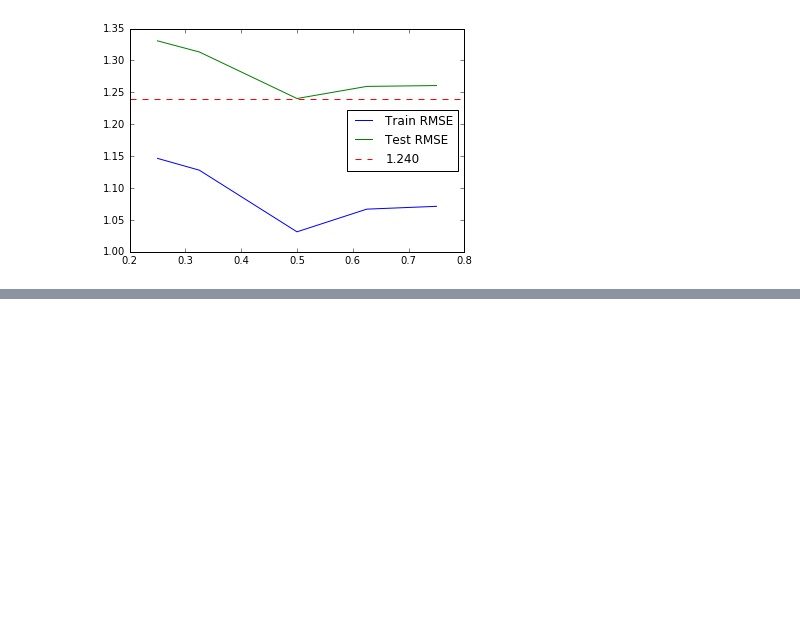
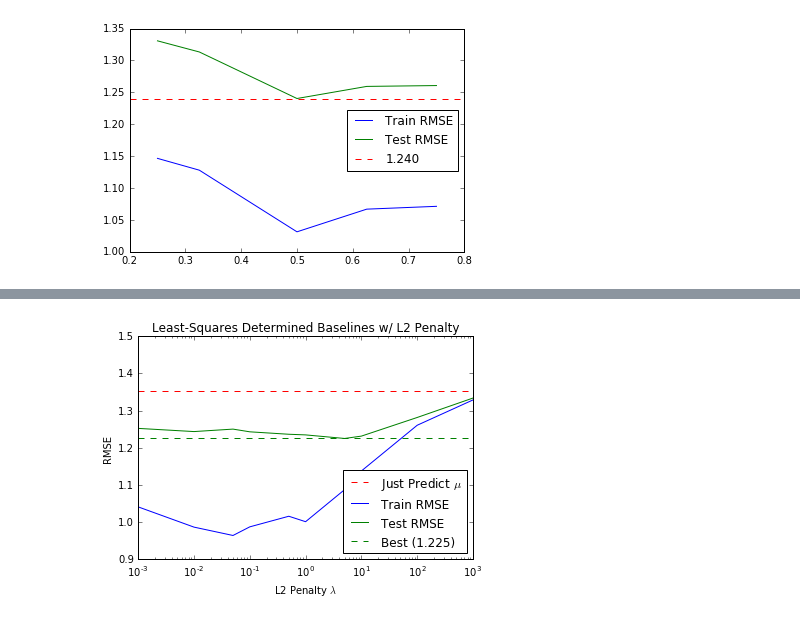
Before and after one commit to NickHoernle/Data-Science-Project-AM209a, a Jupyter notebook: final_project/Gradient Decent.ipynb, the cells around one changed output, grey strips where cells are left out. Cells and saved outputs as stored; diff of their text form; code cells hidden in the pictures; blank space fills up the shorter version.

```diff
--- a/final_project/Gradient Decent.ipynb
+++ b/final_project/Gradient Decent.ipynb
@@ -17,7 +17,7 @@ phoenix_restaurants, phoenix_reviews, phoenix_users = restaurants_and_bars_in('P
 reviews_train, reviews_test = train_test_split_reviews(phoenix_reviews)
 # %%
 bc = L2RegLeastSquaresBaselineCalculator()
-lambdas = [0.0001, 0.001, 0.01, 0.1, 1, 10, 100]
+lambdas = [0.0001, 0.001, 0.01, 0.05, 0.1, 0.5, 1, 10, 100]
 train_rmses = []
 test_rmses = []
 for lamb in lambdas:
@@ -85,3 +85,12 @@ plt.legend(loc='best')
 plt.show()
 # %% [output]
 [figure]
+# %%
+bc = L2RegLeastSquaresBaselineCalculator()
+lambdas = [0.001, 0.01, 0.05, 0.1, 0.5, 1, 5, 10, 100, 1000]
+train_rmses = []
+test_rmses = []
+for lamb in lambdas:
+    bc.fit(reviews_train, l2_penalty=lamb, tol=5)
+    train_rmses.append(bc.baseline_rmse(reviews_train))
+    test_rmses.append(bc.baseline_rmse(reviews_test))
@@ -87,0 +115,14 @@ plt.show()
+# %%
+plt.ylabel('RMSE')
+plt.title('Least-Squares Determined Baselines w/ L2 Penalty')
+plt.axhline(1.353924, label=r'Just Predict $\mu$', color='red', ls='--')
+plt.semilogx(lambdas, train_rmses, label='Train RMSE')
+plt.semilogx(lambdas, test_rmses, label='Test RMSE')
+plt.axhline(min(test_rmses), label='Best ({:.3f})'.format(min(test_rmses)), color='green', ls='--')
+
+plt.legend(loc='lower right')
+plt.xlabel(r'L2 Penalty $\lambda$')
+plt.ylim(0.9, 1.5)
+plt.show()
+# %% [output]
+[figure, added]
```
Also changed, not shown: parts of 1 cell of this notebook, 1 other file.
